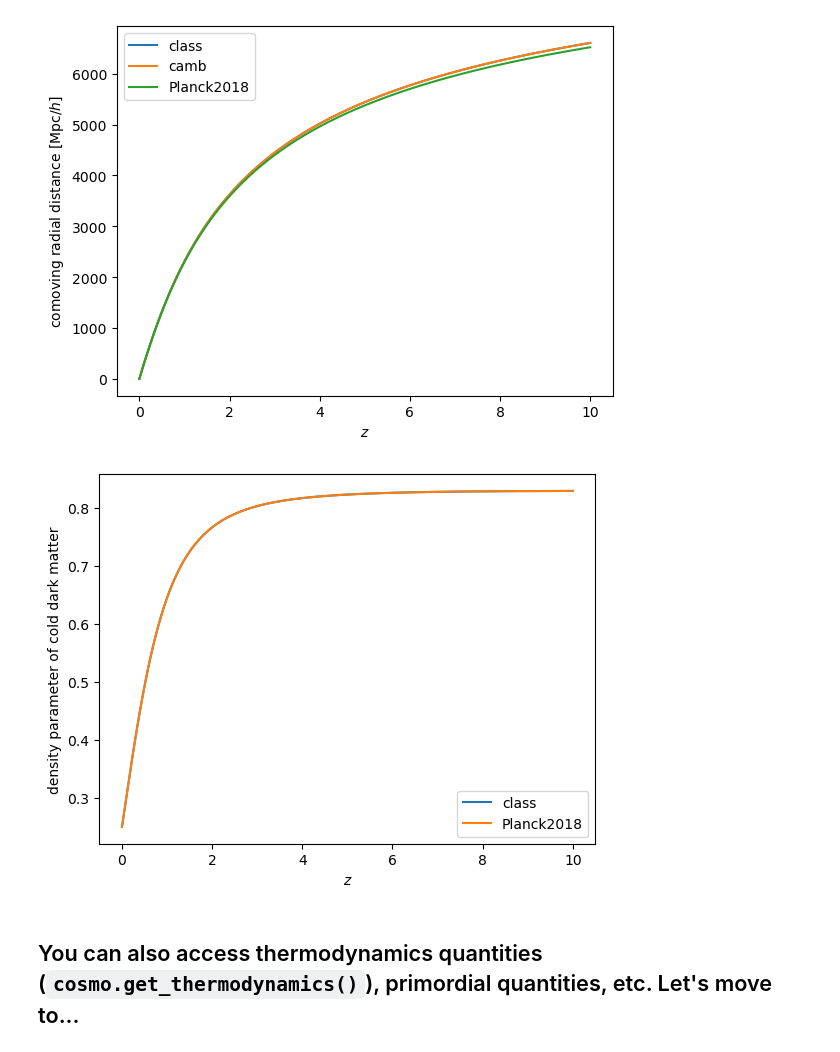
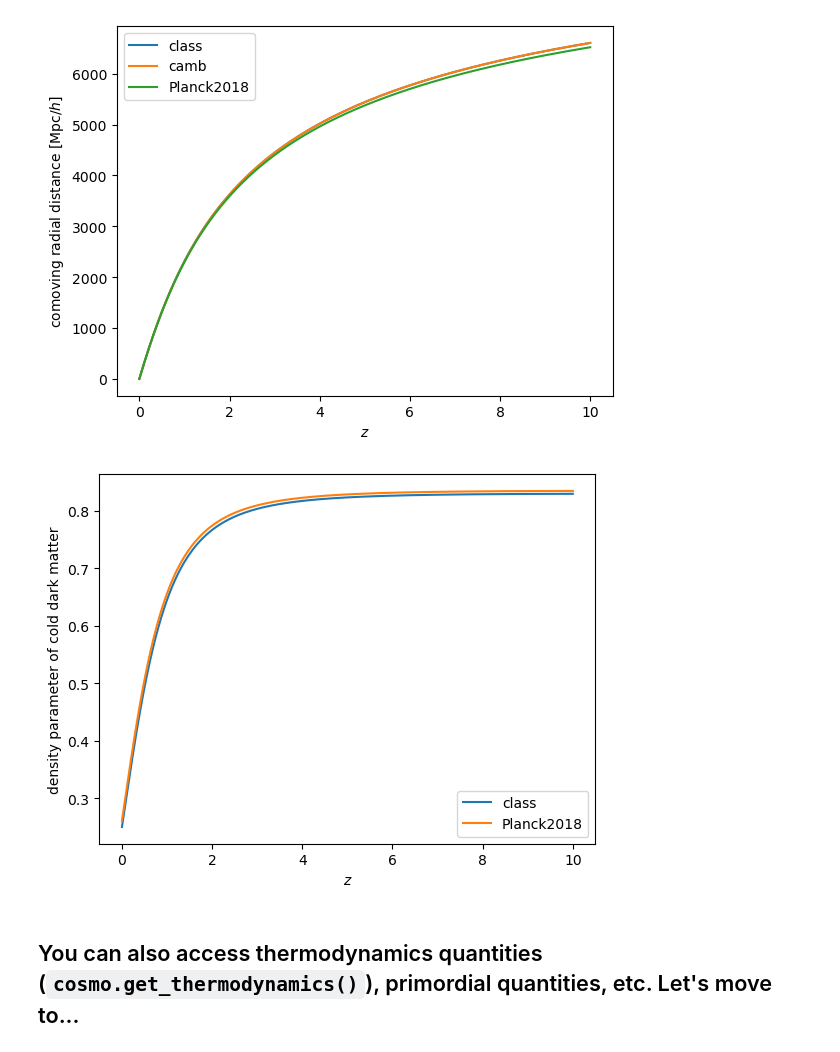
Before and after one commit to cosmodesi/cosmoprimo, a Jupyter notebook: nb/examples.ipynb, the cells around one changed output. Saved outputs shown, nothing was run; the diff lists cells and outputs as text; code cells hidden in the pictures.

```diff
--- a/nb/examples.ipynb
+++ b/nb/examples.ipynb
@@ -118,16 +118,16 @@ plt.show()
 # %% [output]
 [figure]
 # %%
-# many quantities are available: densities, distances;
-# look at the doc (for class, look at http://github.com/adematti/pyclass)
-plt.plot(z,ba.Omega_cdm(z), label='class')
-plt.plot(z,ba.Omega_cdm(z), label='Planck2018')
+# Many quantities are available: densities, distances;
+# Look at the doc (for class, look at http://github.com/adematti/pyclass)
+plt.plot(z, ba.Omega_cdm(z), label='class')
+plt.plot(z, cosmo_planck.get_background(engine='class').Omega_cdm(z), label='Planck2018')
 plt.xlabel('$z$')
 plt.ylabel('density parameter of cold dark matter')
 plt.legend()
 plt.show()
 # %% [output]
-[figure, old version]
+[figure, new version]
 # %% [markdown]
 ## You can also access thermodynamics quantities (``cosmo.get_thermodynamics()``), primordial quantities, etc. Let's move to...
 # %% [markdown]
```
Also changed, not shown: parts of 9 cells of this notebook, 13 other files.
